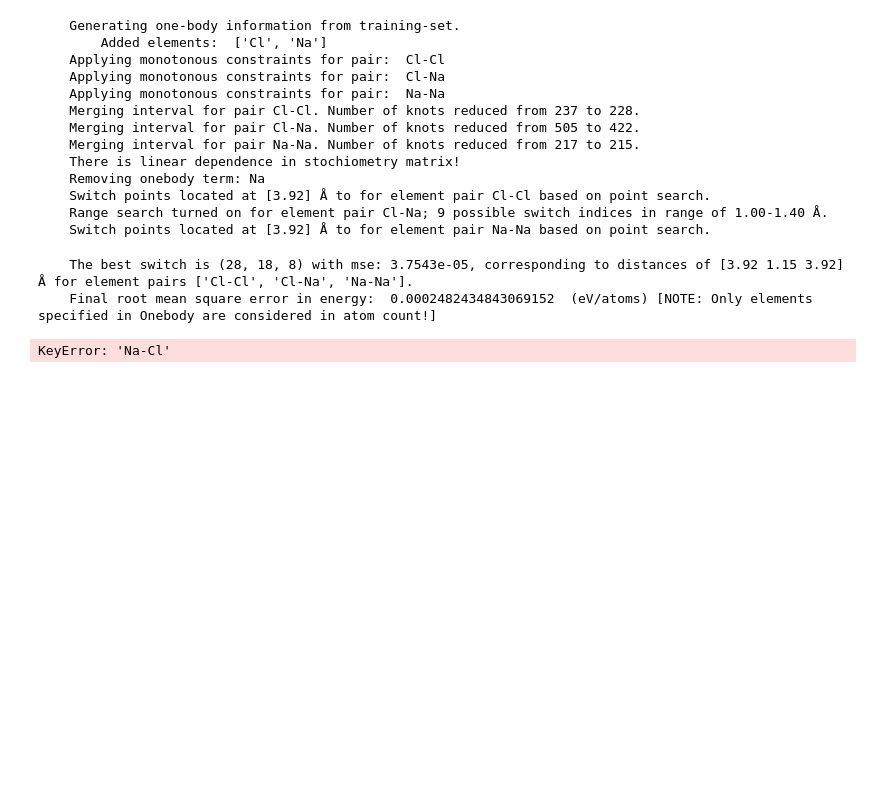
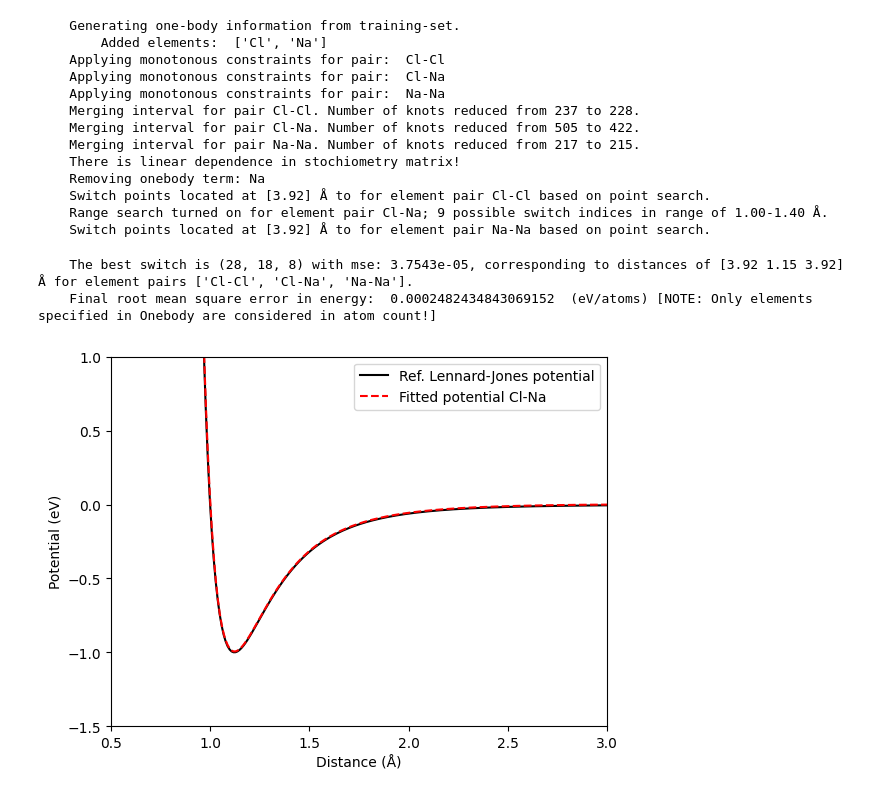
Before and after one commit to Teoroo-CMC/CCS, a Jupyter notebook: examples/Advanced_Tutorials/Search_mode/Search_mode.ipynb, the cells around one changed output. Drawn from its saved outputs; the diff is of its cells as text; code cells hidden in the pictures; blank space fills up the shorter version.

```diff
--- a/examples/Advanced_Tutorials/Search_mode/Search_mode.ipynb
+++ b/examples/Advanced_Tutorials/Search_mode/Search_mode.ipynb
@@ -195,22 +195,22 @@ ccs_fit("CCS_input.json")
 # %%
 with open("CCS_params.json", "r") as f:
     CCS_params = json.load(f)
 
-NaCl = CCS_params["Two_body"]["Na-Cl"]["spl_a"]
+NaCl = CCS_params["Two_body"]["Cl-Na"]["spl_a"]
 
-r=np.array(CCS_params["Two_body"]["Na-Cl"]["r"])
+r=np.array(CCS_params["Two_body"]["Cl-Na"]["r"])
 e_LJ= 4 * ((1 / r) ** 12 - (1 / r) ** 6)
 
 plt.xlim(0.5,3)
 plt.ylim(-1.5,1)
 plt.xlabel('Distance (Å)')
 plt.ylabel('Potential (eV)')
 plt.plot(r,e_LJ,color='black',label="Ref. Lennard-Jones potential")
-plt.plot(r,NaCl,'--',color='red',label="Fitted potential Na-Cl")
+plt.plot(r,NaCl,'--',color='red',label="Fitted potential Cl-Na")
 plt.legend()
 plt.show()
 # %% [output]
-KeyError: 'Na-Cl'
+[figure, added]
 # %%
 # Clean up files
 
```
Also changed, not shown: 2 other files.
